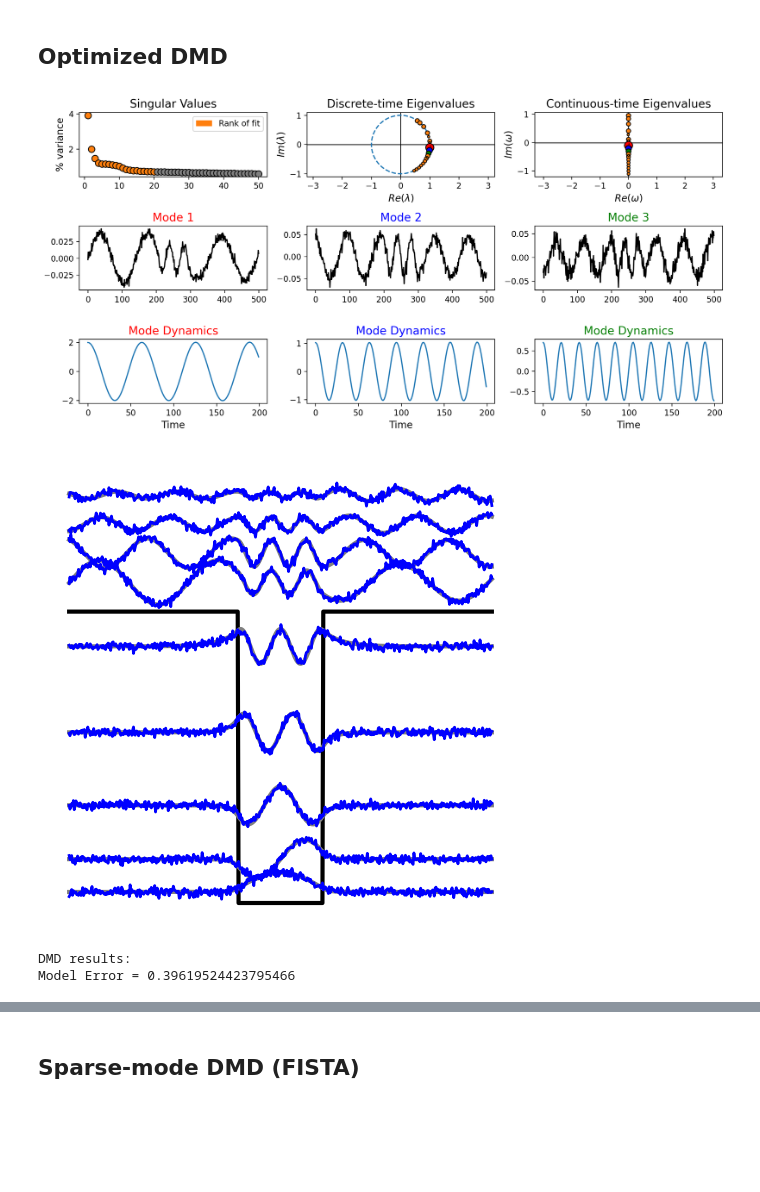
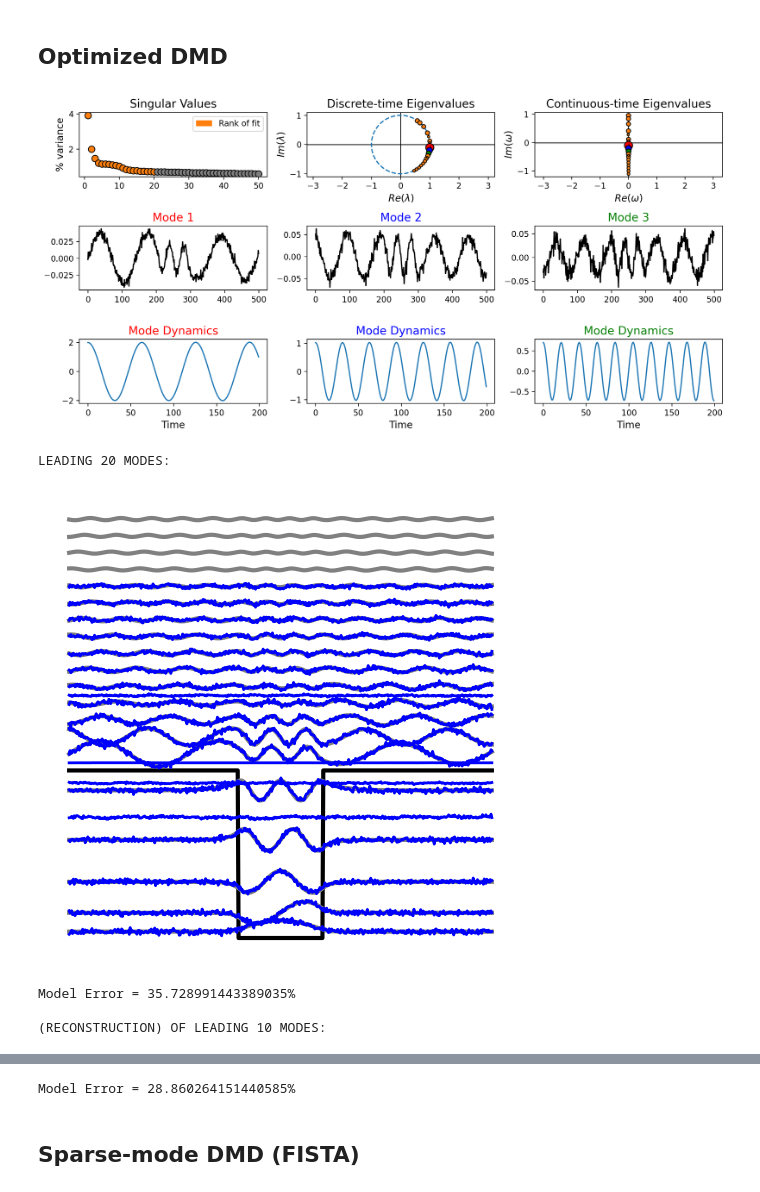
Before and after one commit to sichinaga/sparse_mode_dmd, a Jupyter notebook: Example2-Waveguides.ipynb, the cells around one changed output, grey strips where cells are left out. Cells and saved outputs as stored; diff of their text form; code cells hidden in the pictures; blank space fills up the shorter version.

```diff
--- a/Example2-Waveguides.ipynb
+++ b/Example2-Waveguides.ipynb
@@ -315,14 +341,18 @@ U_noisy = U + 0.15 * rng.standard_normal(U.shape)
 # %%
 optdmd = BOPDMD(svd_rank=20)
 optdmd.fit(U_noisy, t)
 plot_summary(optdmd, figsize=(12, 6))
-plot_all_modes_levels(optdmd, figsize=(6, 6), DMD_c="b", n_true=9)
-# plot_all_modes_levels(optdmd, figsize=(5, 9), DMD_c="b", n_true=9, dpi=200, ylim=[-1.1, 0.6], filename="wave_dmd")
 
-print("DMD results:")
-print(f"Model Error = {error(optdmd.reconstructed_data, U)}")
+print("LEADING 20 MODES:")
+plot_all_modes_levels(optdmd, figsize=(6, 6), DMD_c="b", n_true=20)
+print()
+print("(RECONSTRUCTION) OF LEADING 10 MODES:")
+plot_all_modes_levels(optdmd, figsize=(6, 6), DMD_c="b", n_true=10)
+# plot_all_modes_levels(optdmd, figsize=(5, 9), DMD_c="b", n_true=10, dpi=200, ylim=[-1.1, 0.6], filename="wave_dmd")
 # %% [output]
 [figure]
+LEADING 20 MODES:
-[figure, old version]
+[figure, new version]
-DMD results:
-Model Error = 0.39619524423795466
+Model Error = 35.728991443389035%
+
+(RECONSTRUCTION) OF LEADING 10 MODES:
@@ -329,2 +360,3 @@ Model Error = 0.39619524423795466
+Model Error = 28.860264151440585%
 # %% [markdown]
 ## Sparse-mode DMD (FISTA)
```
Also changed, not shown: parts of 12 cells of this notebook, 2 other files.
